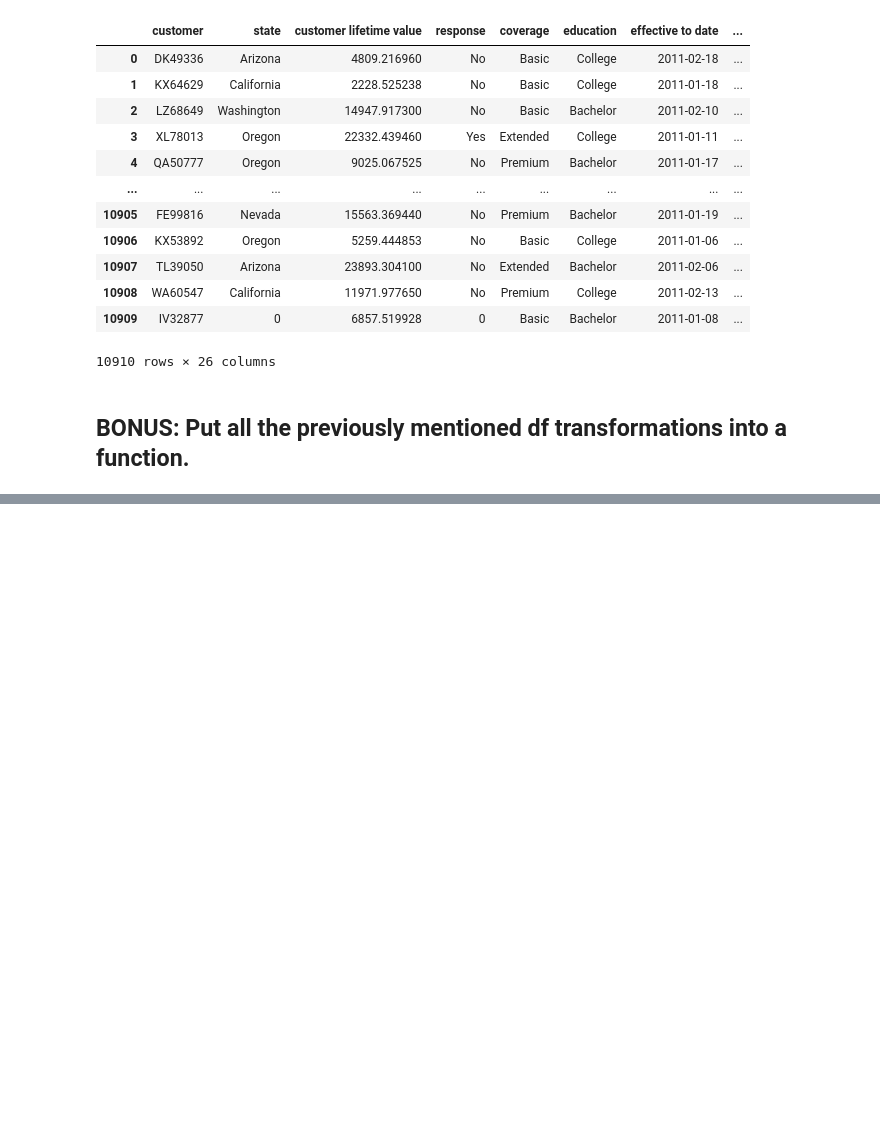
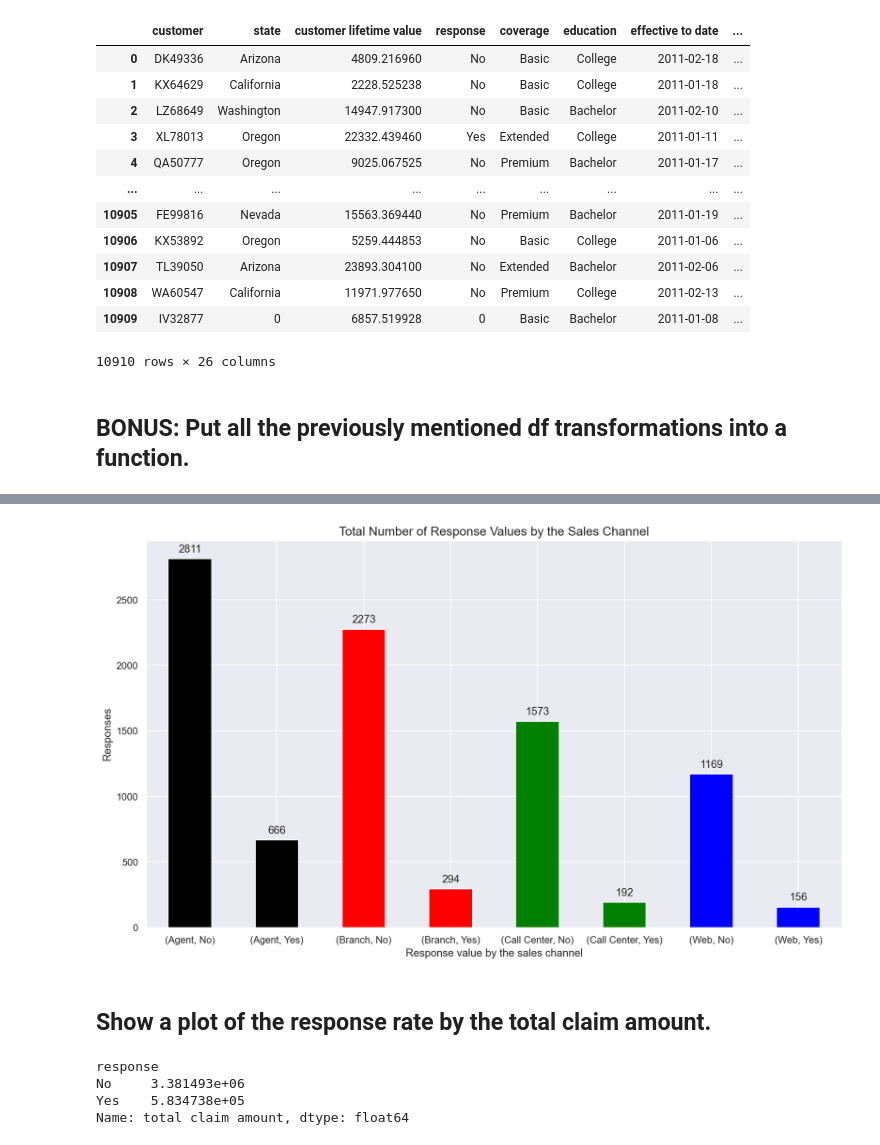
Before and after one commit to isra-st/lab-customer-analysis-round-3, a Jupyter notebook: lab-customer-analysis-round-3.ipynb, the cells around one changed output, grey strips where cells are left out. Cells and saved outputs as stored; diff of their text form; code cells hidden in the pictures; blank space fills up the shorter version.

```diff
--- a/lab-customer-analysis-round-3.ipynb
+++ b/lab-customer-analysis-round-3.ipynb
@@ -313,0 +542,31 @@ The categorical columns are: ['vehicle size', 'sales channel', 'policy type', 'v
+# %%
+#BarPlot
+#Response Rate Values by every Sales Channel.
+#Create data for being plotted
+ax = df.groupby(df['sales channel'])['response'].value_counts().plot(kind='bar', color=['black', 'black', 'red','red','green', 'green', 'blue', 'blue'])
+#Use the get_legend_handles_Labels function to get the labels value of the bars
+handles, labels = ax.get_legend_handles_labels()
+#Name the Y axis
+ax.set_ylabel('Responses')
+#Name the X axis
+ax.set_xlabel('Response value by the sales channel')
+#Set the xticks (values of the column reponses) in horizontal
+plt.xticks(rotation='horizontal')
+#Set the title
+plt.title('Total Number of Response Values by the Sales Channel', fontsize=14)
+#apply fucntion to plot the bar labels
+add_value_labels(ax, 'bar', spacing=5)
+#Plot the barchart
+plt.show()
+# %% [output]
+[figure, added]
+# %% [markdown]
+## Show a plot of the response rate by the total claim amount.
+# %%
+#Table to be displayed
+df.groupby(df['response'])['total claim amount'].sum()
+# %% [output]
+response
+No     3.381493e+06
+Yes    5.834738e+05
+Name: total claim amount, dtype: float64
```
Also changed, not shown: parts of 32 cells of this notebook.
